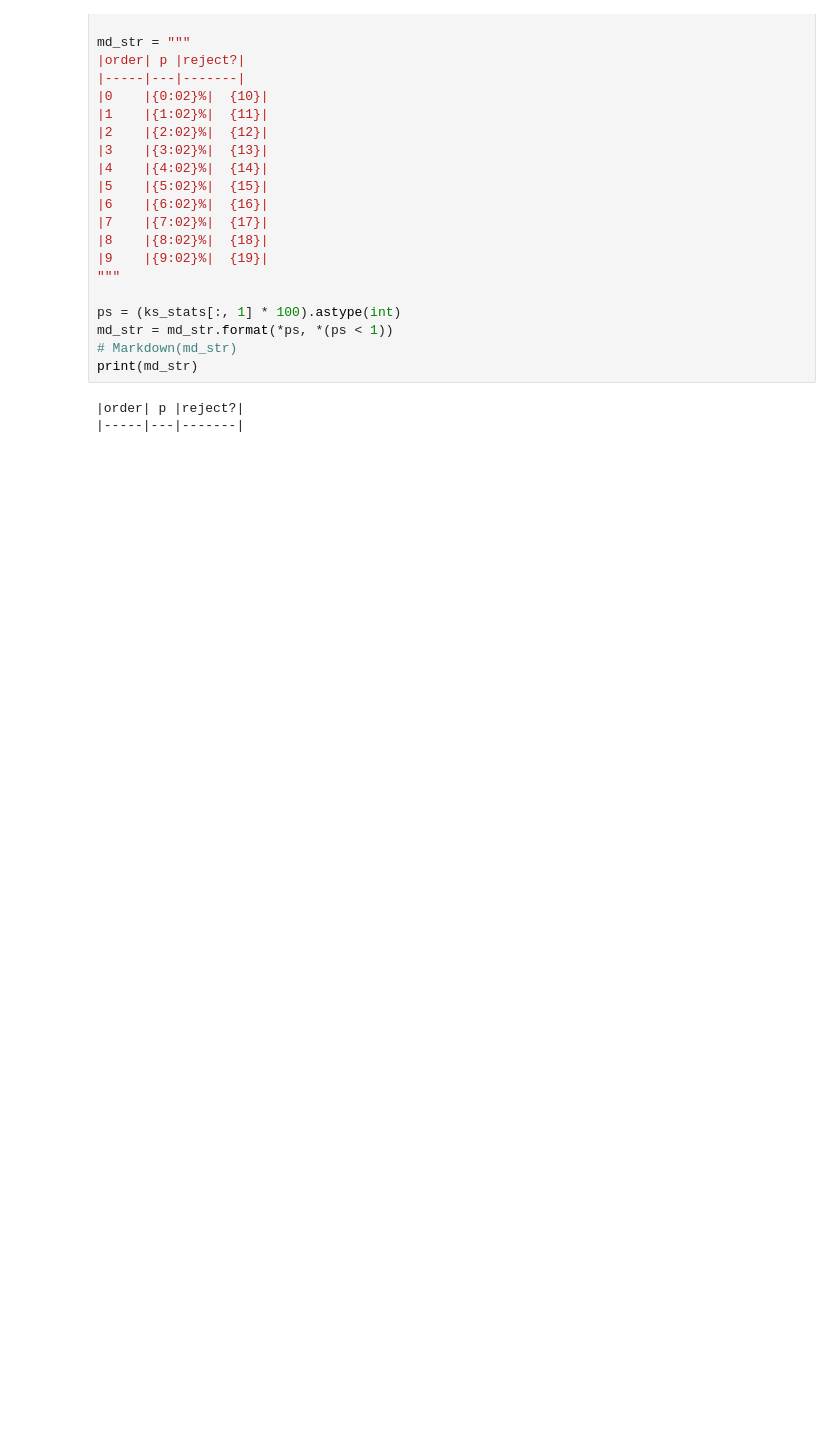
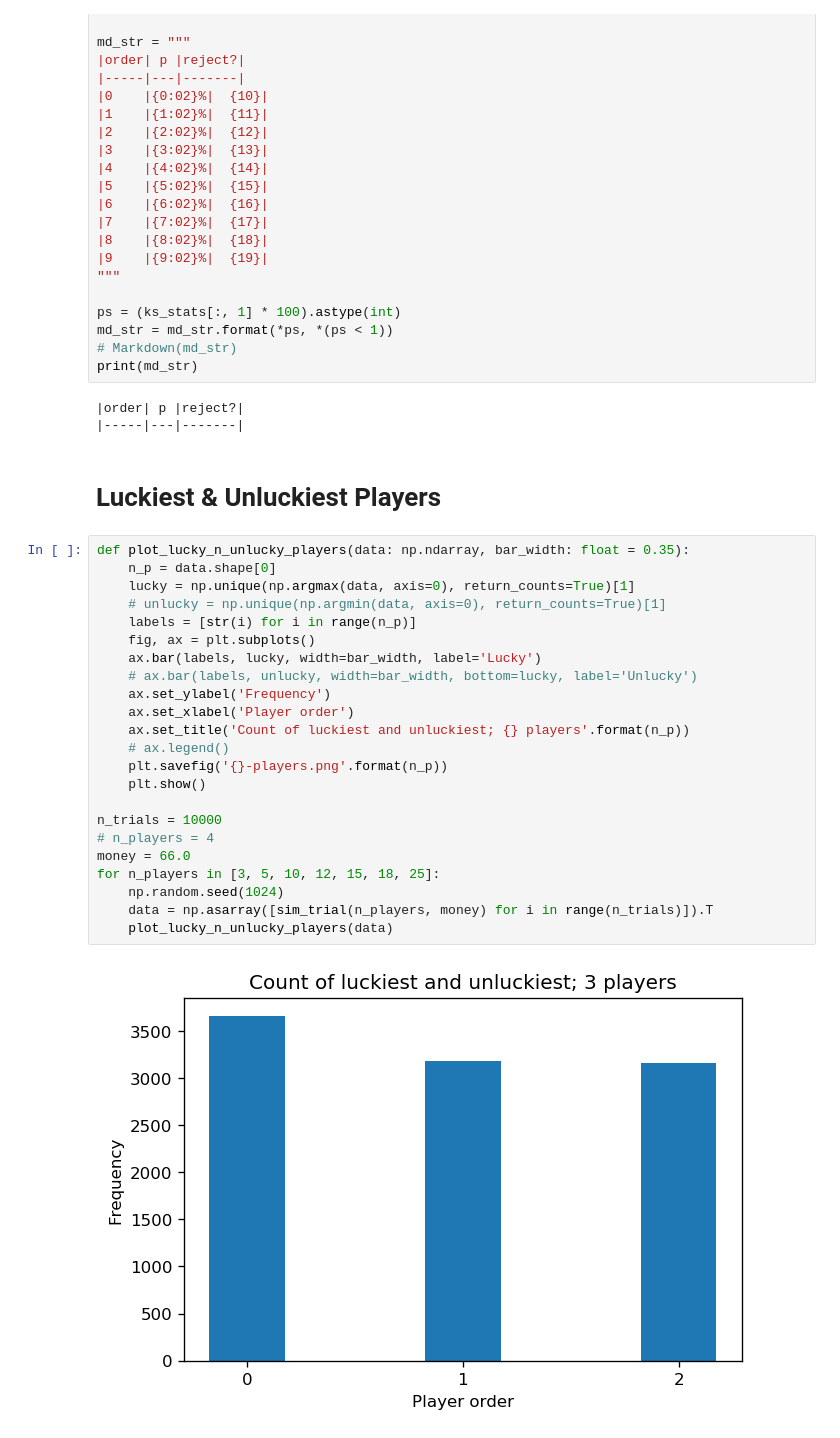
Before and after one commit to tjysdsg/wechat-red-bag, a Jupyter notebook: simulation.ipynb, the cells around one changed output. Cells and saved outputs as stored; diff of their text form; blank space fills up the shorter version.

```diff
--- a/simulation.ipynb
+++ b/simulation.ipynb
@@ -136,3 +132,30 @@ print(md_str)
 # %% [output]
 |order| p |reject?|
 |-----|---|-------|
+# %% [markdown]
+# Luckiest & Unluckiest Players
+# %%
+def plot_lucky_n_unlucky_players(data: np.ndarray, bar_width: float = 0.35):
+    n_p = data.shape[0]
+    lucky = np.unique(np.argmax(data, axis=0), return_counts=True)[1]
+    # unlucky = np.unique(np.argmin(data, axis=0), return_counts=True)[1]
+    labels = [str(i) for i in range(n_p)]
+    fig, ax = plt.subplots()
+    ax.bar(labels, lucky, width=bar_width, label='Lucky')
+    # ax.bar(labels, unlucky, width=bar_width, bottom=lucky, label='Unlucky')
+    ax.set_ylabel('Frequency')
+    ax.set_xlabel('Player order')
+    ax.set_title('Count of luckiest and unluckiest; {} players'.format(n_p))
+    # ax.legend()
+    plt.savefig('{}-players.png'.format(n_p))
+    plt.show()
+
+n_trials = 10000
+# n_players = 4
+money = 66.0
+for n_players in [3, 5, 10, 12, 15, 18, 25]:
+    np.random.seed(1024)
+    data = np.asarray([sim_trial(n_players, money) for i in range(n_trials)]).T
+    plot_lucky_n_unlucky_players(data)
+# %% [output]
+[figure, added]
```
Also changed, not shown: parts of 4 cells of this notebook, 2 other files.
